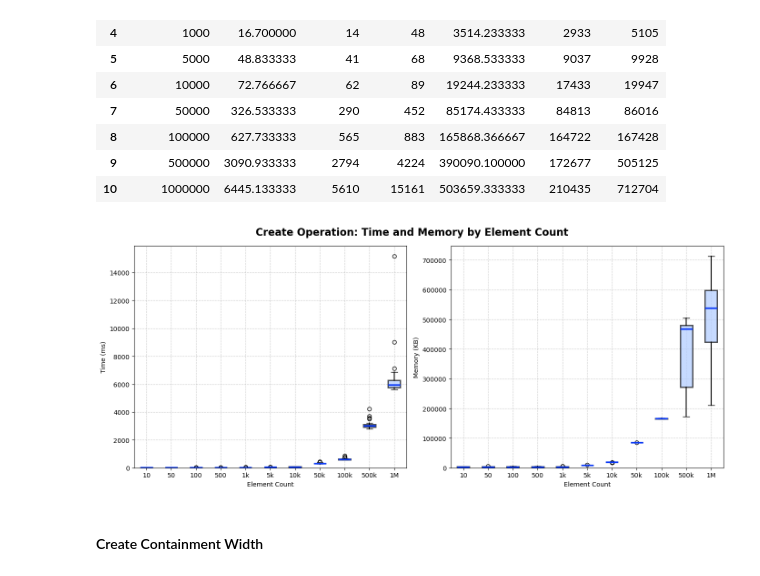
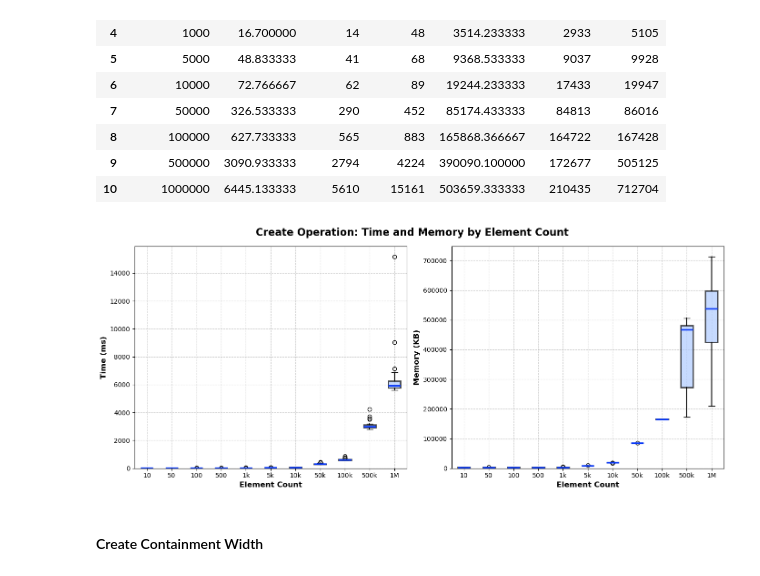
Before and after one commit to geodes-sms/NeoModelingFramework, a Jupyter notebook: ECMFA-2026-Evaluation/analysis/RQ2-results-analysis.ipynb, the cells around one changed output. Drawn from its saved outputs; the diff is of its cells as text; code cells hidden in the pictures.

```diff
--- a/ECMFA-2026-Evaluation/analysis/RQ2-results-analysis.ipynb
+++ b/ECMFA-2026-Evaluation/analysis/RQ2-results-analysis.ipynb
@@ -134,38 +134,38 @@ import matplotlib.pyplot as plt
 
 group_col = 'element_count'
 
 fig, axes = plt.subplots(1, 2, figsize=(14, 6))
 
 # Boxplot for time
 create_runs.boxplot(column='time', by=group_col, ax=axes[0], patch_artist=True,
                    boxprops=dict(facecolor='#AFCBFF', color='black', linewidth=2, alpha=0.7),
                    medianprops=dict(color="#0B3AF7", linewidth=2.5),
                    whiskerprops=dict(color='black', linewidth=1.5))
 axes[0].set_title('')
-axes[0].set_xlabel('Element Count')
-axes[0].set_ylabel('Time (ms)')
+axes[0].set_xlabel('Element Count', fontsize=12, fontweight='bold')
+axes[0].set_ylabel('Time (ms)', fontsize=12, fontweight='bold')
 axes[0].grid(True, linestyle='--', alpha=0.6)
 
 
 create_runs.boxplot(column='mem', by=group_col, ax=axes[1], patch_artist=True,
                    boxprops=dict(facecolor='#AFCBFF', color='black', linewidth=2, alpha=0.7),
                    medianprops=dict(color="#0B3AF7", linewidth=2.5),
                    whiskerprops=dict(color='black', linewidth=1.5))
-axes[1].set_xlabel('Element Count')
+axes[1].set_xlabel('Element Count', fontsize=12, fontweight='bold')
 shorten_x_axis_labels(axes[0])
 shorten_x_axis_labels(axes[1])
-axes[1].set_ylabel('Memory (KB)')
+axes[1].set_ylabel('Memory (KB)', fontsize=12, fontweight='bold')
 axes[1].grid(True, linestyle='--', alpha=0.6)
 axes[1].set_title('')
 axes[0].set_ylim(bottom=0)
 axes[1].set_ylim(bottom=0)
 
 plt.suptitle('Create Operation: Time and Memory by Element Count', fontsize=16, fontweight='bold')
 plt.tight_layout()
 plt.savefig("img/rq2createSingle.pdf", format='pdf', bbox_inches='tight')
 plt.show()
 # %% [output]
-[figure, old version]
+[figure, new version]
 # %% [markdown]
 #### Create Containment Width
 # %%
```
Also changed, not shown: parts of 21 cells of this notebook, 30 other files.
